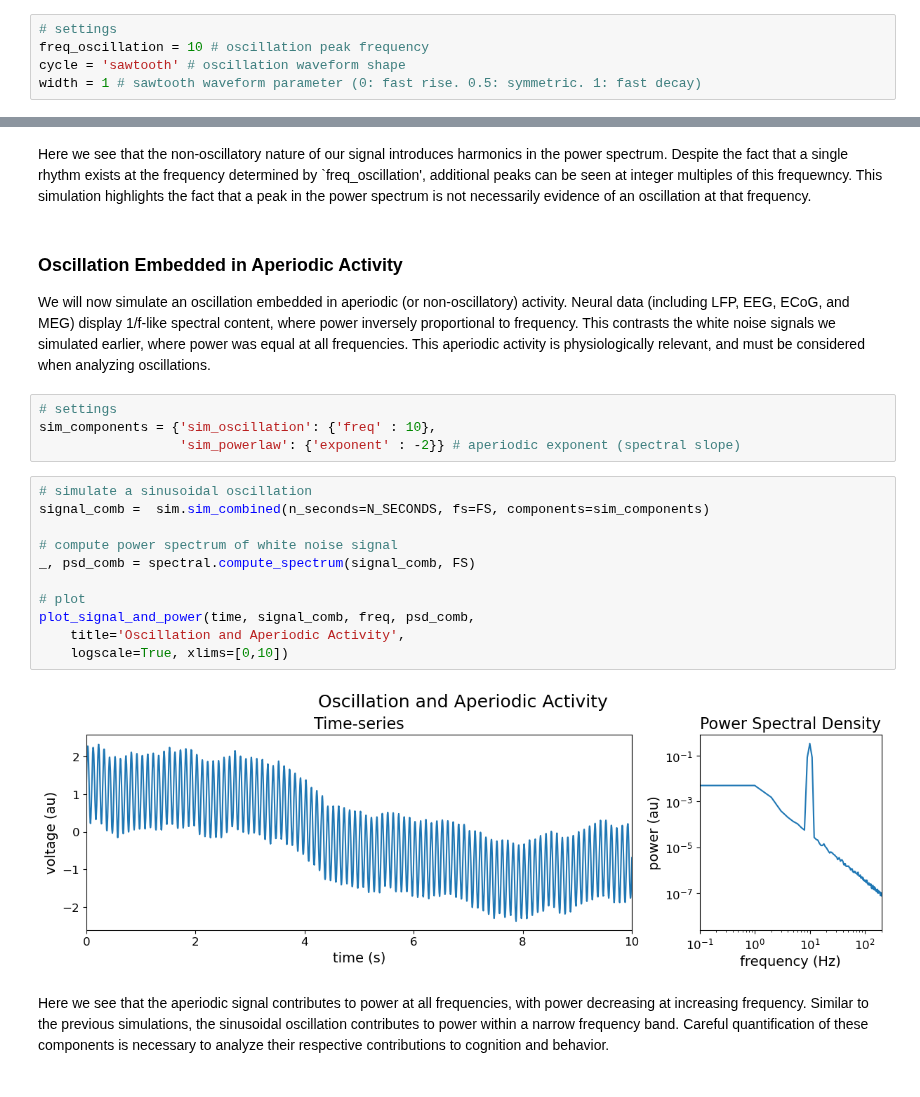
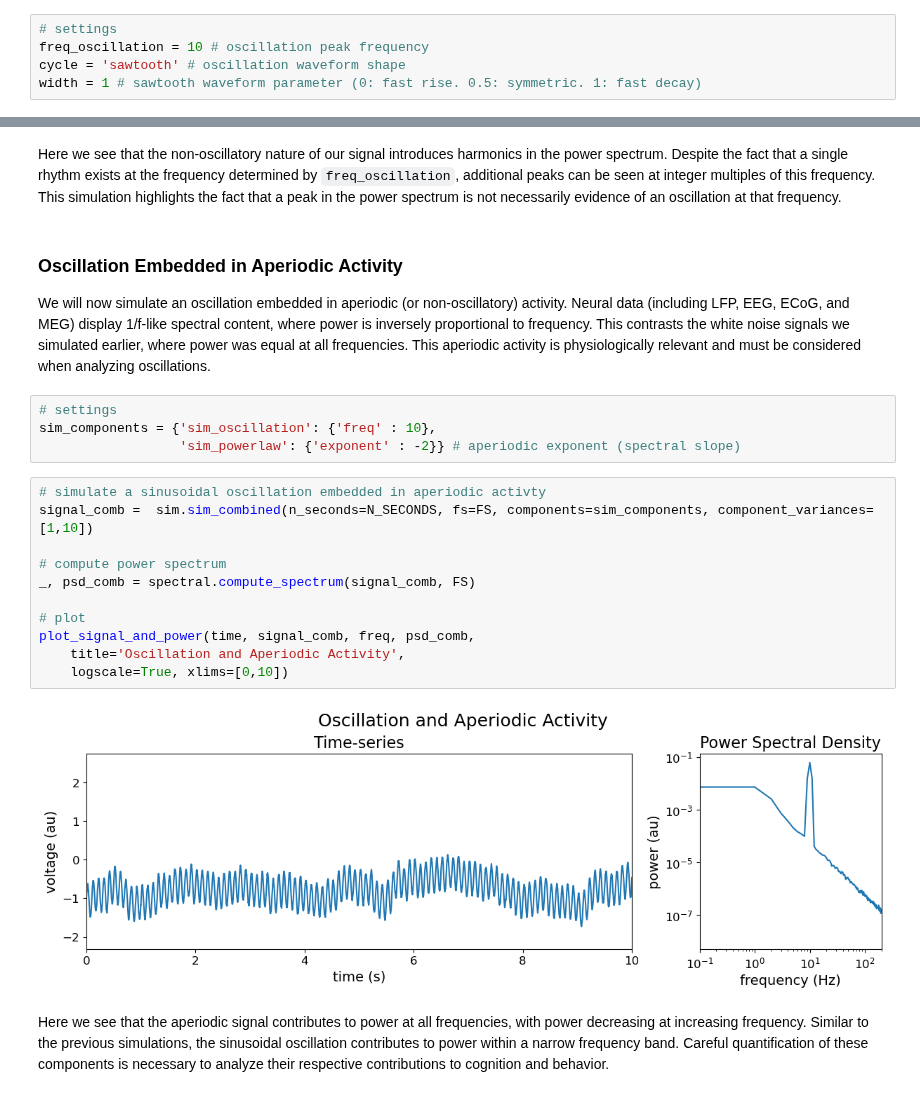
Before and after one commit to voytekresearch/spr, a Jupyter notebook: tutorials/00_dsp_and_sims/00_dsp_and_sims.ipynb, the cells around one changed output, grey strips where cells are left out. Saved outputs shown, nothing was run; the diff lists cells and outputs as text.

```diff
--- a/tutorials/00_dsp_and_sims/00_dsp_and_sims.ipynb
+++ b/tutorials/00_dsp_and_sims/00_dsp_and_sims.ipynb
@@ -208,24 +221,24 @@ plot_signal_and_power(time, signal_saw, freq, psd_saw,
 # %% [markdown]
-Here we see that the non-oscillatory nature of our signal introduces harmonics in the power spectrum. Despite the fact that a single rhythm exists at the frequency determined by `freq_oscillation', additional peaks can be seen at integer multiples of this frequewncy. This simulation highlights the fact that a peak in the power spectrum is not necessarily evidence of an oscillation at that frequency.
+Here we see that the non-oscillatory nature of our signal introduces harmonics in the power spectrum. Despite the fact that a single rhythm exists at the frequency determined by `freq_oscillation`, additional peaks can be seen at integer multiples of this frequency. This simulation highlights the fact that a peak in the power spectrum is not necessarily evidence of an oscillation at that frequency.
 # %% [markdown]
 ### Oscillation Embedded in Aperiodic Activity
-We will now simulate an oscillation embedded in aperiodic (or non-oscillatory) activity. Neural data (including LFP, EEG, ECoG, and MEG) display 1/f-like spectral content, where power inversely proportional to frequency. This contrasts the white noise signals we simulated earlier, where power was equal at all frequencies. This aperiodic activity is physiologically relevant, and must be considered when analyzing oscillations.
+We will now simulate an oscillation embedded in aperiodic (or non-oscillatory) activity. Neural data (including LFP, EEG, ECoG, and MEG) display 1/f-like spectral content, where power is inversely proportional to frequency. This contrasts the white noise signals we simulated earlier, where power was equal at all frequencies. This aperiodic activity is physiologically relevant and must be considered when analyzing oscillations.
 # %%
 # settings
 sim_components = {'sim_oscillation': {'freq' : 10},
                   'sim_powerlaw': {'exponent' : -2}} # aperiodic exponent (spectral slope)
 # %%
-# simulate a sinusoidal oscillation
-signal_comb =  sim.sim_combined(n_seconds=N_SECONDS, fs=FS, components=sim_components)
+# simulate a sinusoidal oscillation embedded in aperiodic activty
+signal_comb =  sim.sim_combined(n_seconds=N_SECONDS, fs=FS, components=sim_components, component_variances=[1,10])
 
-# compute power spectrum of white noise signal
+# compute power spectrum
 _, psd_comb = spectral.compute_spectrum(signal_comb, FS)
 
 # plot
 plot_signal_and_power(time, signal_comb, freq, psd_comb,
     title='Oscillation and Aperiodic Activity',
     logscale=True, xlims=[0,10])
 # %% [output]
-[figure, old version]
+[figure, new version]
 # %% [markdown]
 Here we see that the aperiodic signal contributes to power at all frequencies, with power decreasing at increasing frequency. Similar to the previous simulations, the sinusoidal oscillation contributes to power within a narrow frequency band. Careful quantification of these components is necessary to analyze their respective contributions to cognition and behavior.
```
Also changed, not shown: parts of 8 cells of this notebook.
